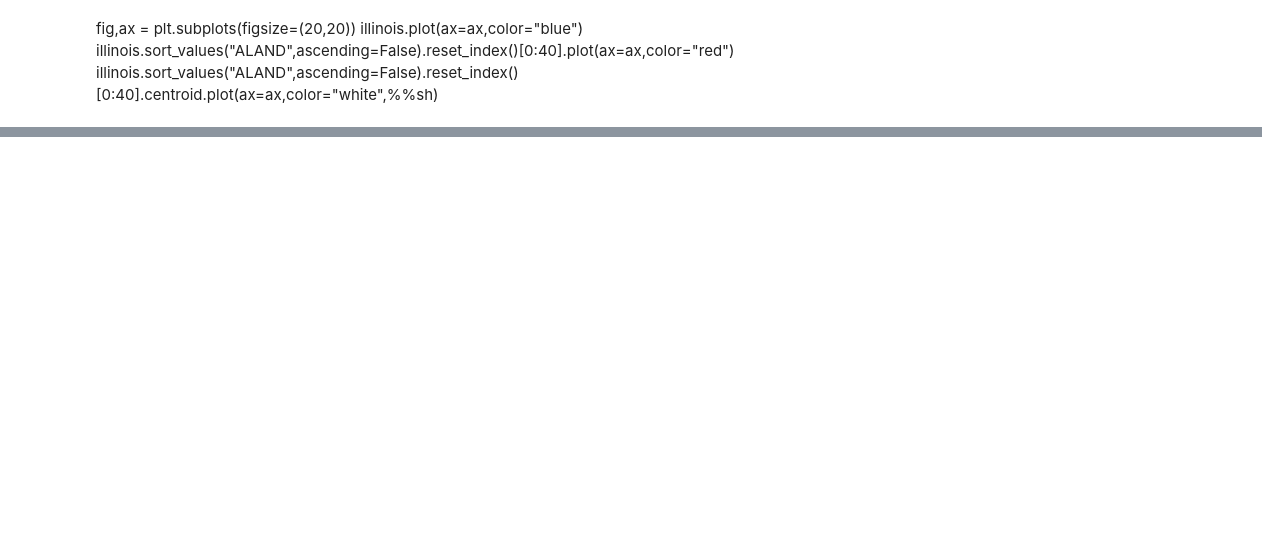
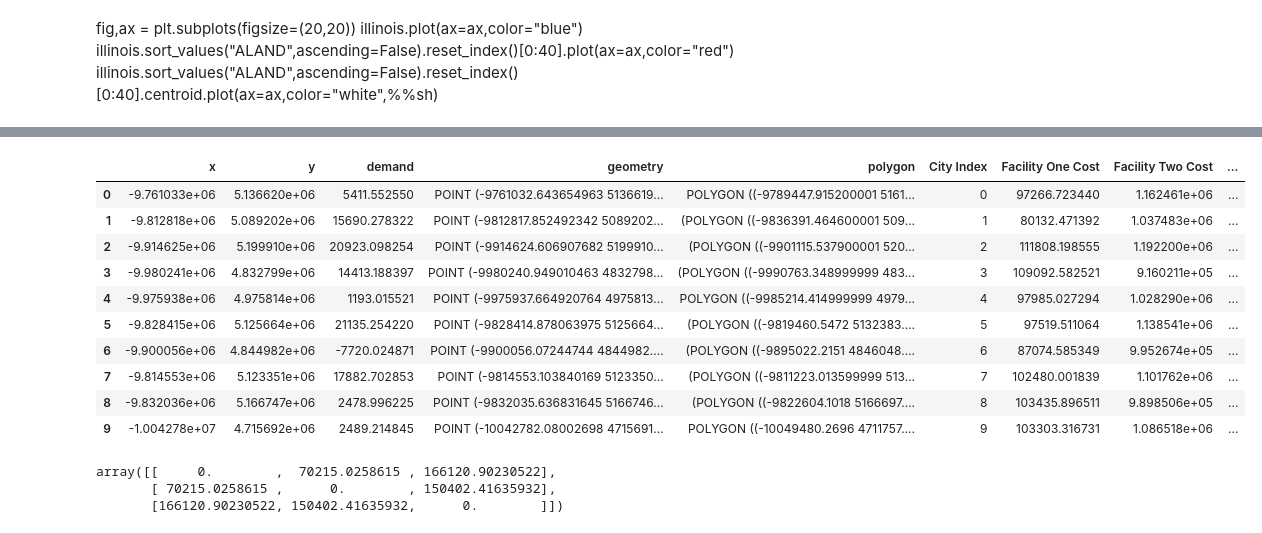
Before and after one commit to noahgarfinkle/ReservoirRegressionTrees, a Jupyter notebook: GroupProject.ipynb, the cells around one changed output, grey strips where cells are left out. Cells and saved outputs as stored; diff of their text form; code cells hidden in the pictures; blank space fills up the shorter version.

Commit message:
trying to clean up so we can run on Illinois and hopefully on the cloud

```diff
--- a/GroupProject.ipynb
+++ b/GroupProject.ipynb
@@ -409,0 +392,16 @@ illinoisCities.plot("demand",legend=True)
+# %%
+model,yjz,xij,resultGDF,status = assignFacilitiesAndCluster(illinoisCities,M=3.0,Rv=500000.0,alpha=10000000000000000000000000000000000000000000000)
+# %%
+resultGDF
+# %% [output]
+|  | x | y | demand | geometry | polygon | City Index | Facility One Cost | Facility Two Cost | ... |
+| 0 | -9.761033e+06 | 5.136620e+06 | 5411.552550 | POINT (-9761032.643654963 5136619... | POLYGON ((-9789447.915200001 5161... | 0 | 97266.723440 | 1.162461e+06 | ... |
+| 1 | -9.812818e+06 | 5.089202e+06 | 15690.278322 | POINT (-9812817.852492342 5089202... | (POLYGON ((-9836391.464600001 509... | 1 | 80132.471392 | 1.037483e+06 | ... |
+| 2 | -9.914625e+06 | 5.199910e+06 | 20923.098254 | POINT (-9914624.606907682 5199910... | (POLYGON ((-9901115.537900001 520... | 2 | 111808.198555 | 1.192200e+06 | ... |
+| 3 | -9.980241e+06 | 4.832799e+06 | 14413.188397 | POINT (-9980240.949010463 4832798... | (POLYGON ((-9990763.348999999 483... | 3 | 109092.582521 | 9.160211e+05 | ... |
+| 4 | -9.975938e+06 | 4.975814e+06 | 1193.015521 | POINT (-9975937.664920764 4975813... | POLYGON ((-9985214.414999999 4979... | 4 | 97985.027294 | 1.028290e+06 | ... |
+| 5 | -9.828415e+06 | 5.125664e+06 | 21135.254220 | POINT (-9828414.878063975 5125664... | (POLYGON ((-9819460.5472 5132383.... | 5 | 97519.511064 | 1.138541e+06 | ... |
+| 6 | -9.900056e+06 | 4.844982e+06 | -7720.024871 | POINT (-9900056.07244744 4844982.... | (POLYGON ((-9895022.2151 4846048.... | 6 | 87074.585349 | 9.952674e+05 | ... |
+| 7 | -9.814553e+06 | 5.123351e+06 | 17882.702853 | POINT (-9814553.103840169 5123350... | (POLYGON ((-9811223.013599999 513... | 7 | 102480.001839 | 1.101762e+06 | ... |
+| 8 | -9.832036e+06 | 5.166747e+06 | 2478.996225 | POINT (-9832035.636831645 5166746... | (POLYGON ((-9822604.1018 5166697.... | 8 | 103435.896511 | 9.898506e+05 | ... |
+| 9 | -1.004278e+07 | 4.715692e+06 | 2489.214845 | POINT (-10042782.08002698 4715691... | POLYGON ((-10049480.2696 4711757.... | 9 | 103303.316731 | 1.086518e+06 | ... |
@@ -409,0 +411,6 @@ illinoisCities.plot("demand",legend=True)
+# %%
+distances
+# %% [output]
+array([[     0.        ,  70215.0258615 , 166120.90230522],
+       [ 70215.0258615 ,      0.        , 150402.41635932],
+       [166120.90230522, 150402.41635932,      0.        ]])
```
Also changed, not shown: parts of 16 cells of this notebook.
